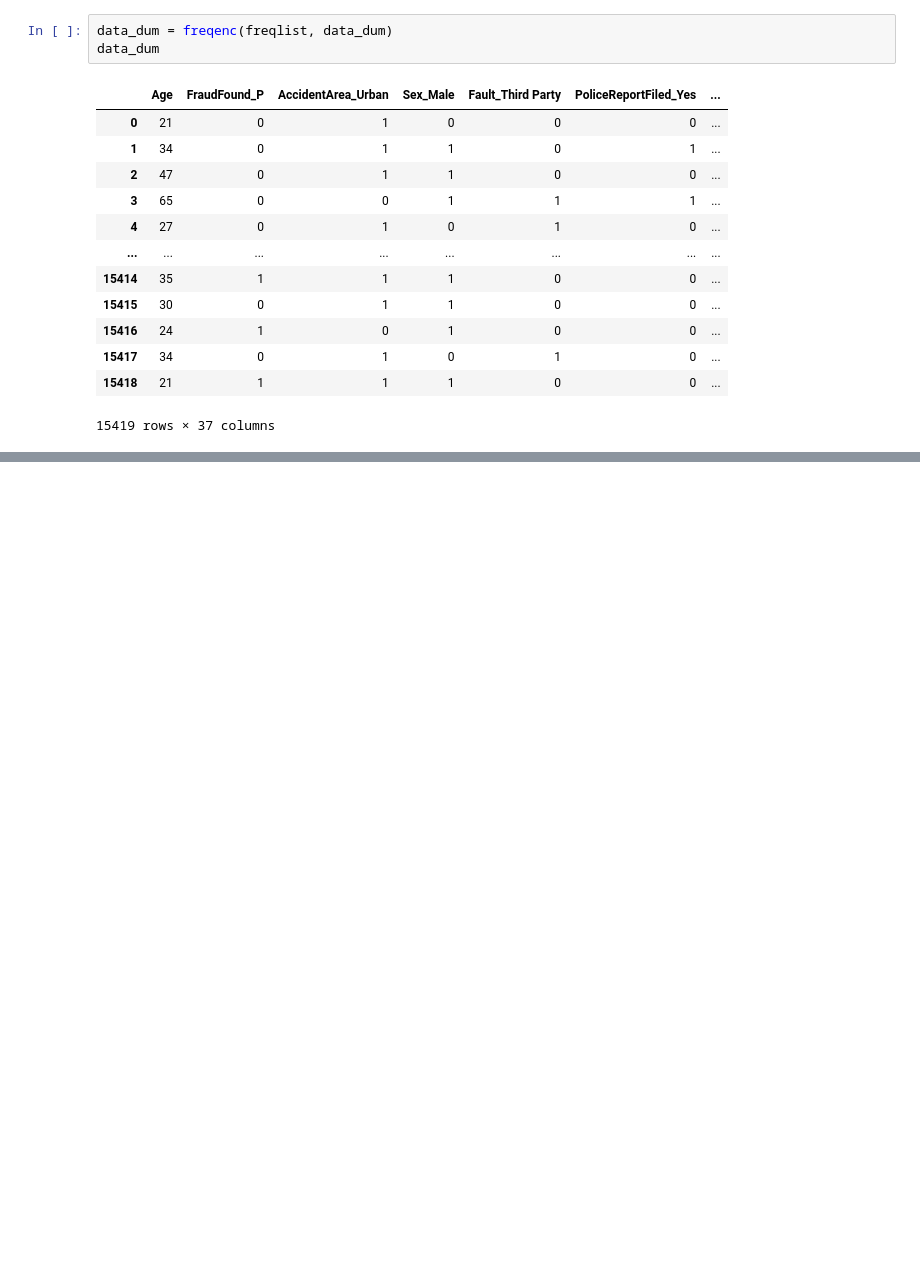
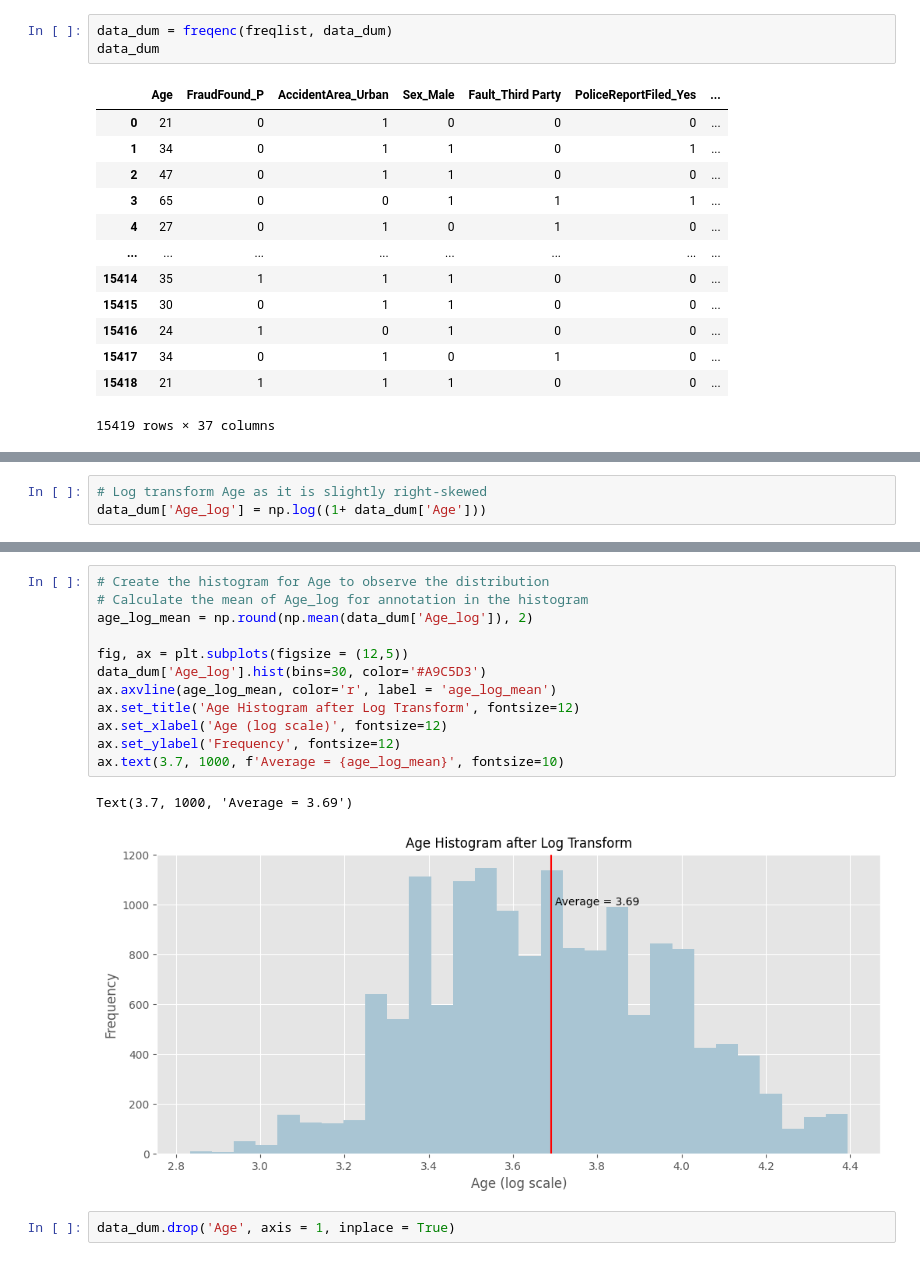
Before and after one commit to irungus/Applied-Machine-Learning, a Jupyter notebook: POA CAT 1.ipynb, the cells around one changed output, grey strips where cells are left out. Saved outputs shown, nothing was run; the diff lists cells and outputs as text; blank space fills up the shorter version.

```diff
--- a/POA CAT 1.ipynb
+++ b/POA CAT 1.ipynb
@@ -839,0 +842,3 @@ data_dum
+# %%
+# Log transform Age as it is slightly right-skewed
+data_dum['Age_log'] = np.log((1+ data_dum['Age']))
@@ -839,0 +861,17 @@ data_dum
+# %%
+# Create the histogram for Age to observe the distribution
+# Calculate the mean of Age_log for annotation in the histogram
+age_log_mean = np.round(np.mean(data_dum['Age_log']), 2)
+
+fig, ax = plt.subplots(figsize = (12,5))
+data_dum['Age_log'].hist(bins=30, color='#A9C5D3')
+ax.axvline(age_log_mean, color='r', label = 'age_log_mean')
+ax.set_title('Age Histogram after Log Transform', fontsize=12)
+ax.set_xlabel('Age (log scale)', fontsize=12)
+ax.set_ylabel('Frequency', fontsize=12)
+ax.text(3.7, 1000, f'Average = {age_log_mean}', fontsize=10)
+# %% [output]
+Text(3.7, 1000, 'Average = 3.69')
+[figure, added]
+# %%
+data_dum.drop('Age', axis = 1, inplace = True)
```
Also changed, not shown: parts of 24 cells of this notebook.
